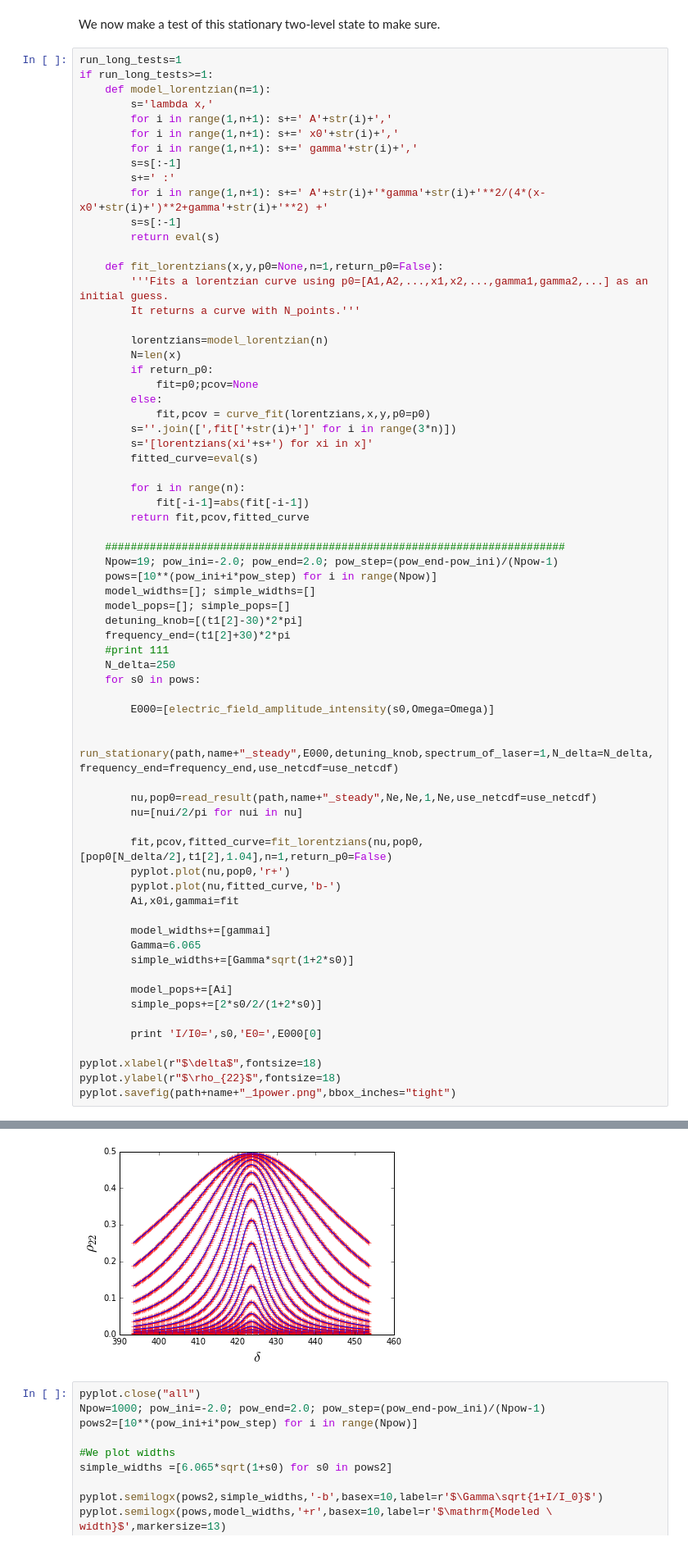
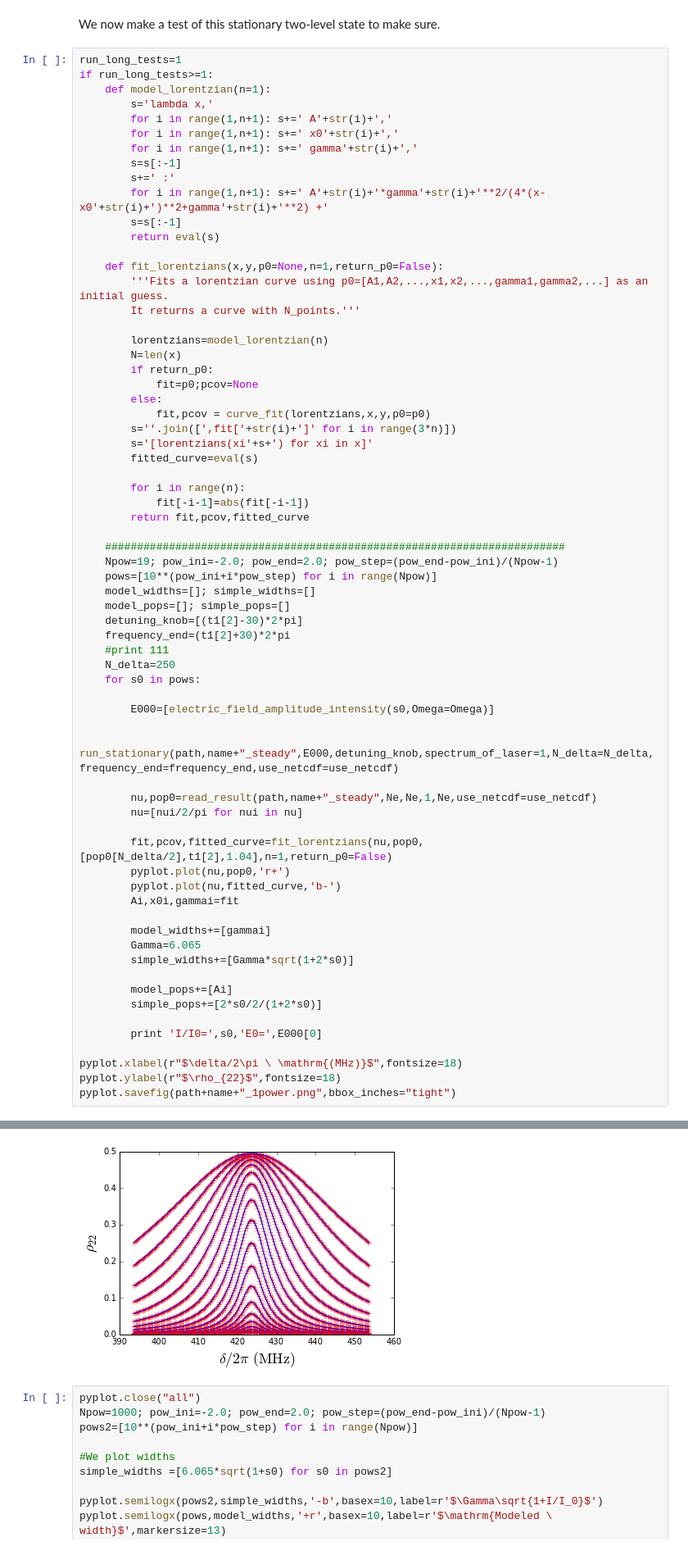
Before and after one commit to oscarlazoarjona/fast, a Jupyter notebook: fast-1.0/fast/notebooks/3 - Rb87 one photon.ipynb, the cells around one changed output, grey strips where cells are left out. Shown at 82% size. Cells and saved outputs as stored; diff of their text form.

```diff
--- a/fast-1.0/fast/notebooks/3 - Rb87 one photon.ipynb
+++ b/fast-1.0/fast/notebooks/3 - Rb87 one photon.ipynb
@@ -375,7 +371,7 @@ if run_long_tests>=1:
 
 		print 'I/I0=',s0,'E0=',E000[0]
 
-pyplot.xlabel(r"$\delta$",fontsize=18)
+pyplot.xlabel(r"$\delta/2\pi \ \mathrm{(MHz)}$",fontsize=18)
 pyplot.ylabel(r"$\rho_{22}$",fontsize=18)
 pyplot.savefig(path+name+"_1power.png",bbox_inches="tight")
 # %% [output]
@@ -401,4 +397,4 @@ I/I0= 100.0 E0= 45.0764923094
-[figure, old version]
+[figure, new version]
 # %%
 pyplot.close("all")
 Npow=1000; pow_ini=-2.0; pow_end=2.0; pow_step=(pow_end-pow_ini)/(Npow-1)
```
Also changed, not shown: parts of 9 cells of this notebook, 3 other files.
